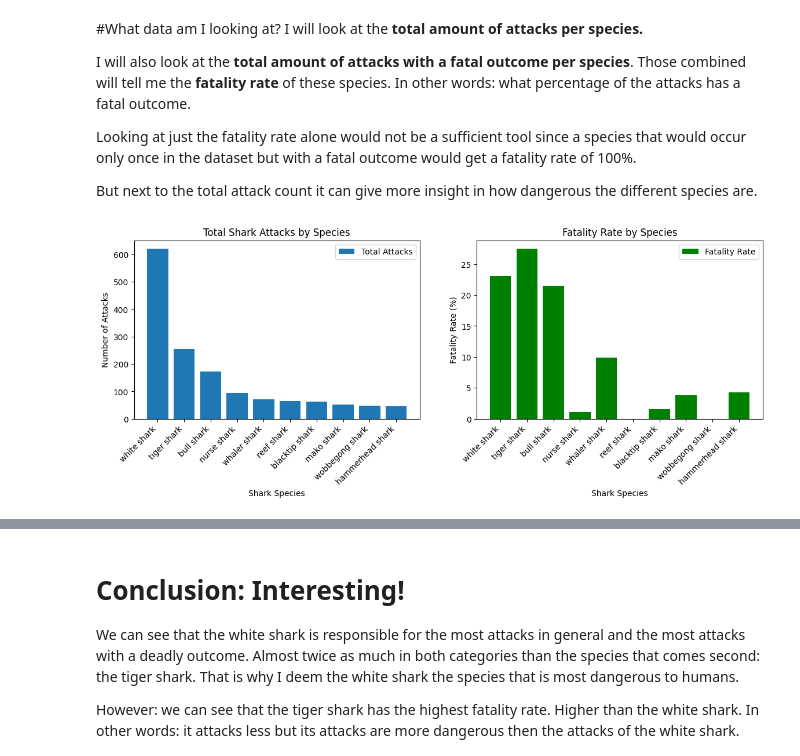
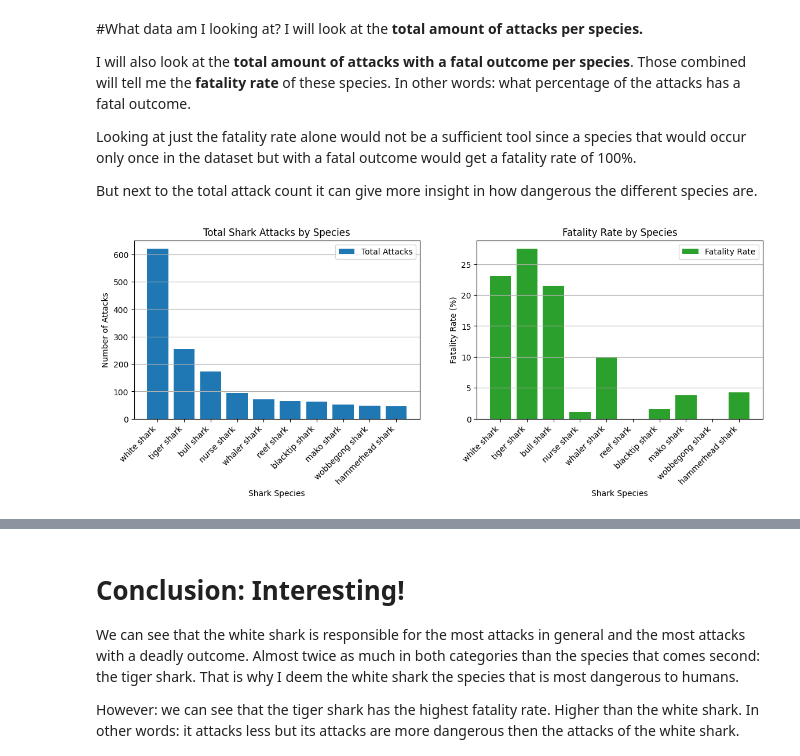
Before and after one commit to MevrouwHelderder/Assignments, a Jupyter notebook: Assignment_Shark_Attack.ipynb, the cells around one changed output, grey strips where cells are left out. Saved outputs shown, nothing was run; the diff lists cells and outputs as text; code cells hidden in the pictures.

Commit message:
Changed the attacks and fatality to make it more compact

```diff
--- a/Assignment_Shark_Attack.ipynb
+++ b/Assignment_Shark_Attack.ipynb
@@ -669,42 +689,43 @@ fatal_attacks = question_one_df[question_one_df["Outcome"] == "fatal"].groupby("
 # Fatality rate
 fatality_rate = (fatal_attacks / total_attacks) * 100
 # %%
+# What data to plot:
 # X-axis both plots
 species = top_total_attacks.index.values
 
 # Y-axis total attacks
 total = top_total_attacks
-
 # Y-axis fatality rate
 fatality = fatality_rate.loc[top_total_attacks.index]
 
-
-# Define the figure and axis objects
+# Create the figure and the plots
 fig, (ax1, ax2) = plt.subplots(1, 2, figsize=(14, 4))
 
-# Plot the top ten total attacks on ax1
+# Plot the top ten total attacks
 ax1.bar(species, total, label="Total Attacks")
 
 ax1.set_xlabel("Shark Species")
 ax1.set_ylabel("Number of Attacks")
 ax1.set_title("Total Shark Attacks by Species")
 ax1.set_xticks(species)
 ax1.set_xticklabels(species, rotation=45, ha="right")
 ax1.legend()
+ax1.grid(axis='y')
 
-# Plot the fatality rate for the top ten total on ax2
-ax2.bar(species, fatality, label="Fatality Rate", color="green")
+# Plot the fatality rate for the top ten
+ax2.bar(species, fatality, label="Fatality Rate", color="C2")
 
 ax2.set_xlabel("Shark Species")
 ax2.set_ylabel("Fatality Rate (%)")
 ax2.set_title("Fatality Rate by Species")
 ax2.set_xticks(species)
 ax2.set_xticklabels(species, rotation=45, ha="right")
 ax2.legend()
+ax2.grid(axis='y')
 
 # Adjust the spacing between subplots
 plt.subplots_adjust(wspace=0.2)
 
 plt.show()
 # %% [output]
-[figure, old version]
+[figure, new version]
```
Also changed, not shown: parts of 9 cells of this notebook.
